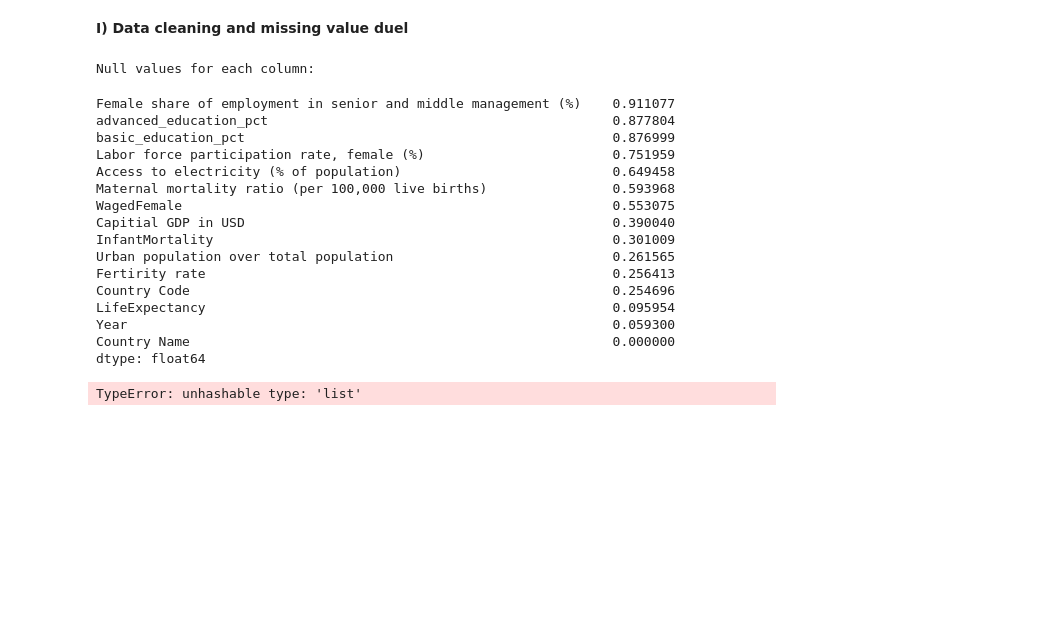
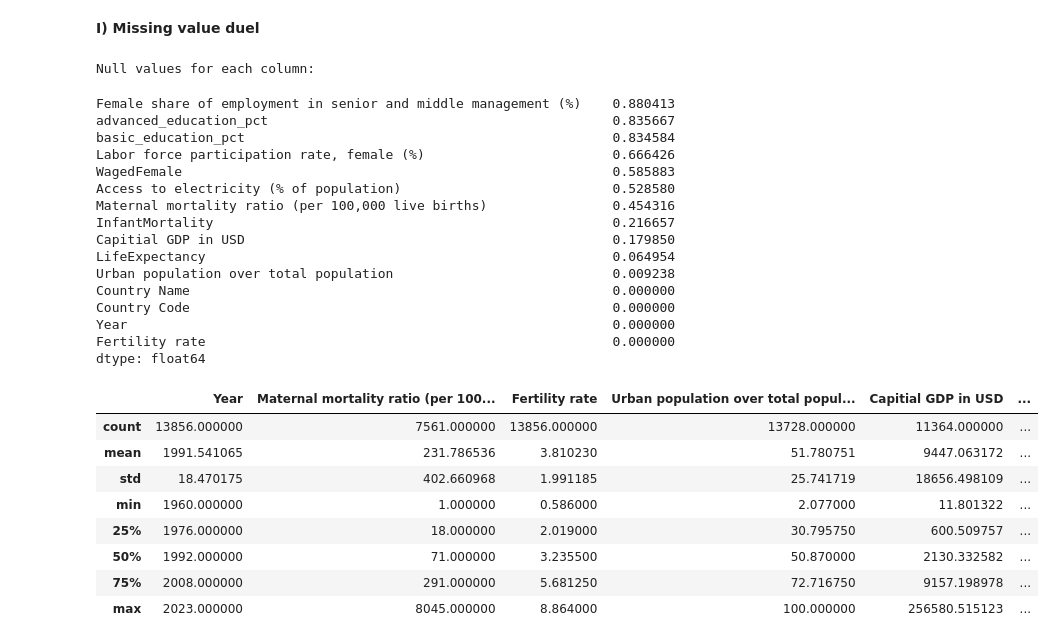
Before and after one commit to evanpoulson/Fertility-Rate-Prediction, a Jupyter notebook: data-analysis/Lasso_model_eda.ipynb, the cells around one changed output. Saved outputs shown, nothing was run; the diff lists cells and outputs as text; code cells hidden in the pictures; blank space fills up the shorter version.

```diff
--- a/data-analysis/Lasso_model_eda.ipynb
+++ b/data-analysis/Lasso_model_eda.ipynb
@@ -12,46 +17,59 @@ display(df_merged.head(5))
 | 3 | Afghanistan | AFG | 1963.0 | NaN | NaN | NaN | ... |
 | 4 | Afghanistan | AFG | 1964.0 | NaN | NaN | NaN | ... |
 # %% [markdown]
-**I) Data cleaning and missing value duel**
+**I) Missing value duel**
 # %%
+# drop row that not na for Fetility rate
+df_merged = df_merged[~df_merged['Fertility rate'].isna()]
+
+# droping countries
 drop_countries = [
     'AFE', 'AFW', 'ARB', 'CEB', 'CSS', 'EAP', 'EAR', 'EAS', 'ECA', 'ECS',
     'EMU', 'EUU', 'FCS', 'HIC', 'HPC', 'IBD', 'IBT', 'IDA', 'IDB', 'IDX',
     'INX', 'LAC', 'LCN', 'LDC', 'LIC', 'LMC', 'LMY', 'LTE', 'MEA', 'MIC',
     'MNA', 'NAC', 'OED', 'OSS', 'PRE', 'PSS', 'PST', 'SAS', 'SSA', 'SSF',
     'SST', 'TEA', 'TEC', 'TLA', 'TMN', 'TSA', 'TSS', 'UMC', 'WLD'
 ]
 df_merged_edited = df_merged[~df_merged['Country Code'].isin(drop_countries)]
 
 print(f"Null values for each column:")
 null_values = df_merged_edited.isna().sum().sort_values(ascending=False) / df_merged_edited.shape[0]
 display(null_values)
+
+# drop columns that have high null values
 drop_columns = ['Female share of employment in senior and middle management (%)',
        'advanced_education_pct', 'basic_education_pct',
        'Labor force participation rate, female (%)',
-       'Access to electricity (% of population)',
-       'Maternal mortality ratio (per 100,000 live births)', 'WagedFemale']
+       'Access to electricity (% of population)', 'WagedFemale']
 
-if drop_columns in df_merged_edited.columns:
-    df_merged_edited = df_merged_edited.drop(columns= drop_columns)
 
-display(df_merged_edited.head(5))
+df_merged_edited = df_merged_edited.drop(columns= drop_columns)
+
+display(df_merged_edited.describe())
 # %% [output]
 Null values for each column:
-Female share of employment in senior and middle management (%)    0.911077
-advanced_education_pct                                            0.877804
-basic_education_pct                                               0.876999
-Labor force participation rate, female (%)                        0.751959
-Access to electricity (% of population)                           0.649458
-Maternal mortality ratio (per 100,000 live births)                0.593968
-WagedFemale                                                       0.553075
-Capitial GDP in USD                                               0.390040
-InfantMortality                                                   0.301009
-Urban population over total population                            0.261565
-Fertirity rate                                                    0.256413
-Country Code                                                      0.254696
-LifeExpectancy                                                    0.095954
-Year                                                              0.059300
+Female share of employment in senior and middle management (%)    0.880413
+advanced_education_pct                                            0.835667
+basic_education_pct                                               0.834584
+Labor force participation rate, female (%)                        0.666426
+WagedFemale                                                       0.585883
+Access to electricity (% of population)                           0.528580
+Maternal mortality ratio (per 100,000 live births)                0.454316
+InfantMortality                                                   0.216657
+Capitial GDP in USD                                               0.179850
+LifeExpectancy                                                    0.064954
+Urban population over total population                            0.009238
 Country Name                                                      0.000000
+Country Code                                                      0.000000
+Year                                                              0.000000
+Fertility rate                                                    0.000000
 dtype: float64
-TypeError: unhashable type: 'list'
+|  | Year | Maternal mortality ratio (per 100... | Fertility rate | Urban population over total popul... | Capitial GDP in USD | ... |
+| count | 13856.000000 | 7561.000000 | 13856.000000 | 13728.000000 | 11364.000000 | ... |
+| mean | 1991.541065 | 231.786536 | 3.810230 | 51.780751 | 9447.063172 | ... |
+| std | 18.470175 | 402.660968 | 1.991185 | 25.741719 | 18656.498109 | ... |
+| min | 1960.000000 | 1.000000 | 0.586000 | 2.077000 | 11.801322 | ... |
+| 25% | 1976.000000 | 18.000000 | 2.019000 | 30.795750 | 600.509757 | ... |
+| 50% | 1992.000000 | 71.000000 | 3.235500 | 50.870000 | 2130.332582 | ... |
+| 75% | 2008.000000 | 291.000000 | 5.681250 | 72.716750 | 9157.198978 | ... |
+| max | 2023.000000 | 8045.000000 | 8.864000 | 100.000000 | 256580.515123 | ... |
```
Also changed, not shown: parts of 11 cells of this notebook.
